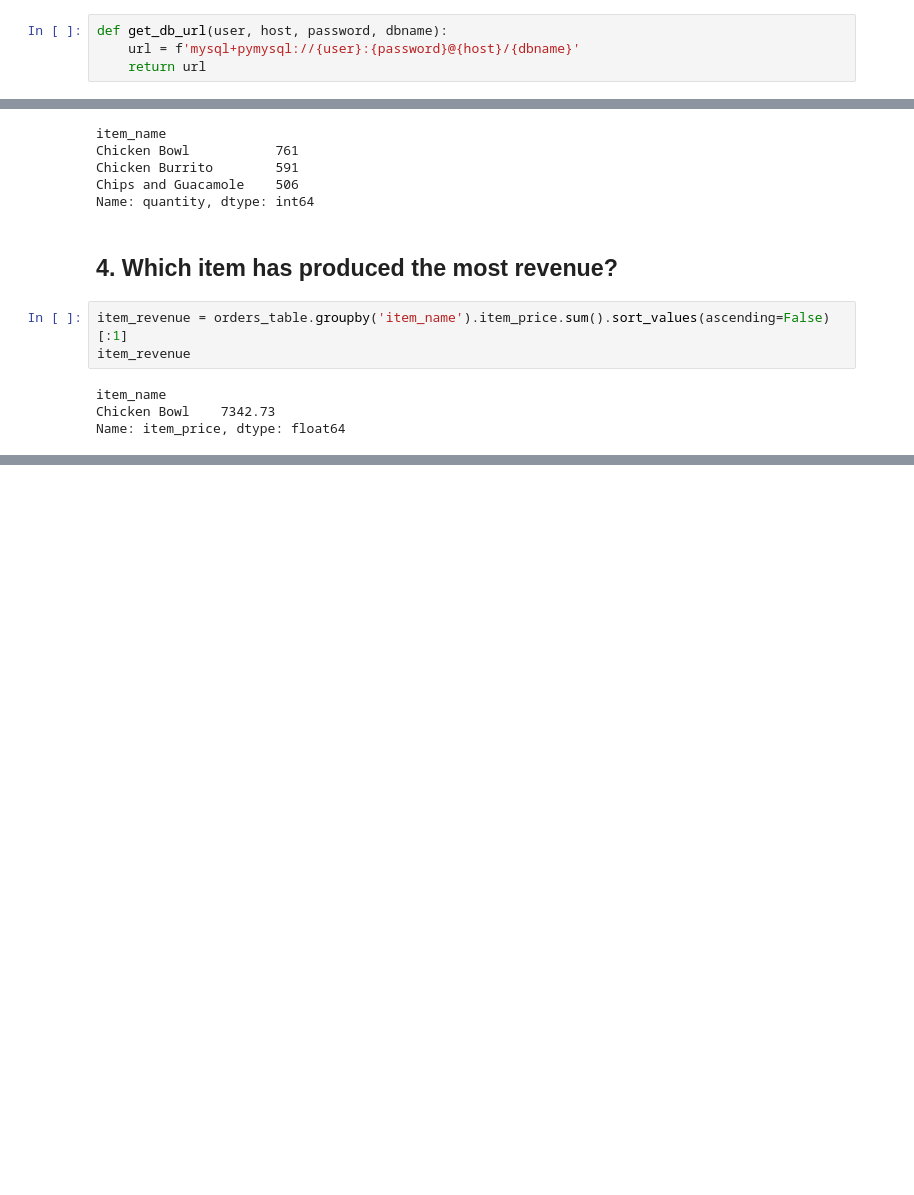
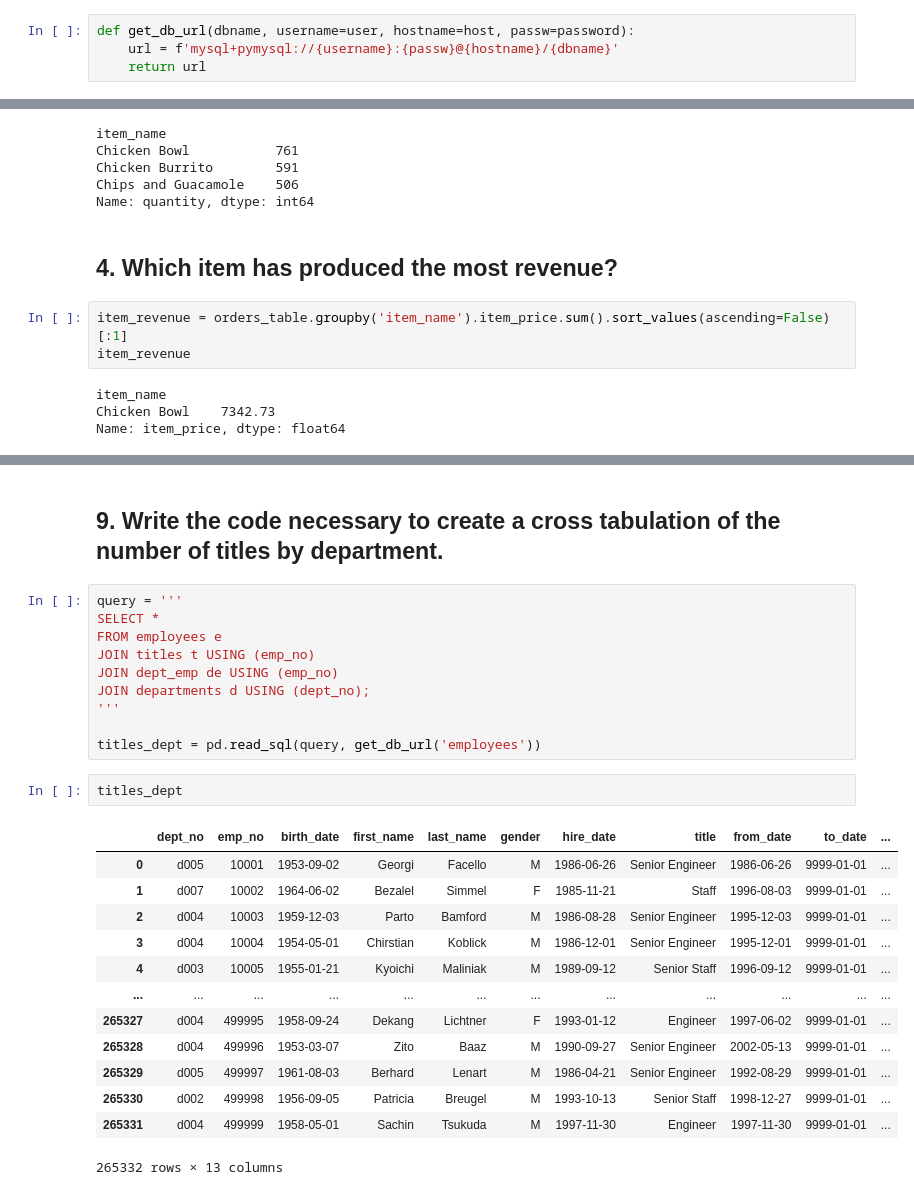
Before and after one commit to mariamnaqvi/numpy-pandas-visualization-exercises, a Jupyter notebook: advanced_dataframes.ipynb, the cells around one changed output, grey strips where cells are left out. Drawn from its saved outputs; the diff is of its cells as text; blank space fills up the shorter version.

```diff
--- a/advanced_dataframes.ipynb
+++ b/advanced_dataframes.ipynb
@@ -10,8 +10,8 @@ import matplotlib.pyplot as plt
 # %%
 from env import host, user, password
 # %%
-def get_db_url(user, host, password, dbname):
-    url = f'mysql+pymysql://{user}:{password}@{host}/{dbname}'
+def get_db_url(dbname, username=user, hostname=host, passw=password):
+    url = f'mysql+pymysql://{username}:{passw}@{hostname}/{dbname}'
     return url
 # %% [markdown]
 ## 2.Use your function to obtain a connection to the employees database.
@@ -575,0 +650,28 @@ Name: item_price, dtype: float64
+# %% [markdown]
+## 9. Write the code necessary to create a cross tabulation of the number of titles by department.
+# %%
+query = '''
+SELECT *
+FROM employees e
+JOIN titles t USING (emp_no)
+JOIN dept_emp de USING (emp_no)
+JOIN departments d USING (dept_no);
+'''
+
+titles_dept = pd.read_sql(query, get_db_url('employees'))
+# %%
+titles_dept
+# %% [output]
+|  | dept_no | emp_no | birth_date | first_name | last_name | gender | hire_date | title | from_date | to_date | ... |
+| 0 | d005 | 10001 | 1953-09-02 | Georgi | Facello | M | 1986-06-26 | Senior Engineer | 1986-06-26 | 9999-01-01 | ... |
+| 1 | d007 | 10002 | 1964-06-02 | Bezalel | Simmel | F | 1985-11-21 | Staff | 1996-08-03 | 9999-01-01 | ... |
+| 2 | d004 | 10003 | 1959-12-03 | Parto | Bamford | M | 1986-08-28 | Senior Engineer | 1995-12-03 | 9999-01-01 | ... |
+| 3 | d004 | 10004 | 1954-05-01 | Chirstian | Koblick | M | 1986-12-01 | Senior Engineer | 1995-12-01 | 9999-01-01 | ... |
+| 4 | d003 | 10005 | 1955-01-21 | Kyoichi | Maliniak | M | 1989-09-12 | Senior Staff | 1996-09-12 | 9999-01-01 | ... |
+| ... | ... | ... | ... | ... | ... | ... | ... | ... | ... | ... | ... |
+| 265327 | d004 | 499995 | 1958-09-24 | Dekang | Lichtner | F | 1993-01-12 | Engineer | 1997-06-02 | 9999-01-01 | ... |
+| 265328 | d004 | 499996 | 1953-03-07 | Zito | Baaz | M | 1990-09-27 | Senior Engineer | 2002-05-13 | 9999-01-01 | ... |
+| 265329 | d005 | 499997 | 1961-08-03 | Berhard | Lenart | M | 1986-04-21 | Senior Engineer | 1992-08-29 | 9999-01-01 | ... |
+| 265330 | d002 | 499998 | 1956-09-05 | Patricia | Breugel | M | 1993-10-13 | Senior Staff | 1998-12-27 | 9999-01-01 | ... |
+| 265331 | d004 | 499999 | 1958-05-01 | Sachin | Tsukuda | M | 1997-11-30 | Engineer | 1997-11-30 | 9999-01-01 | ... |
+265332 rows × 13 columns
```
Also changed, not shown: parts of 20 cells of this notebook.
